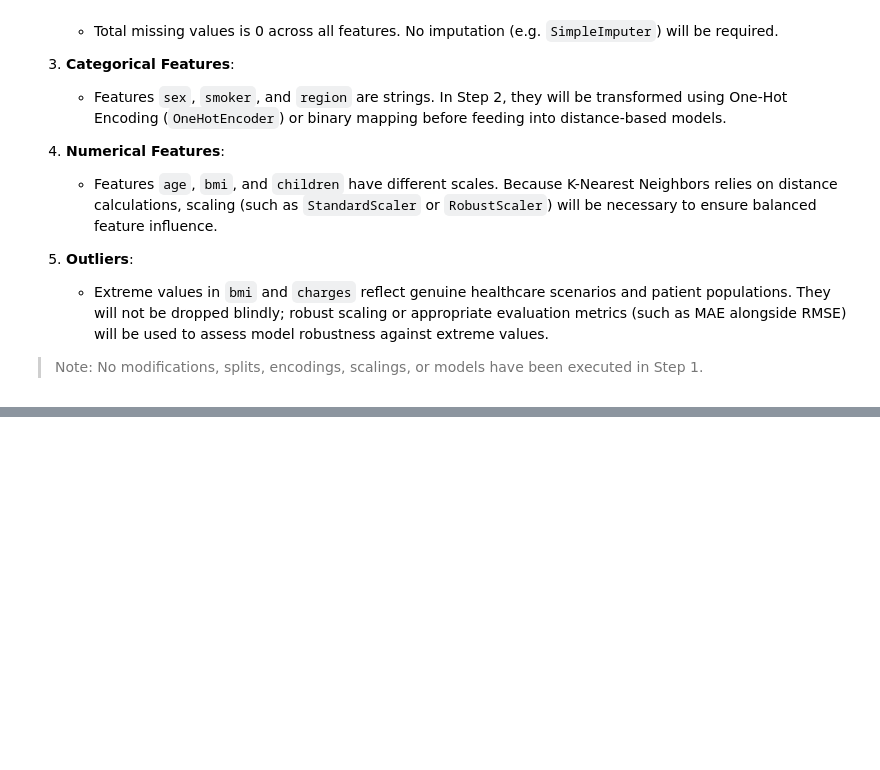
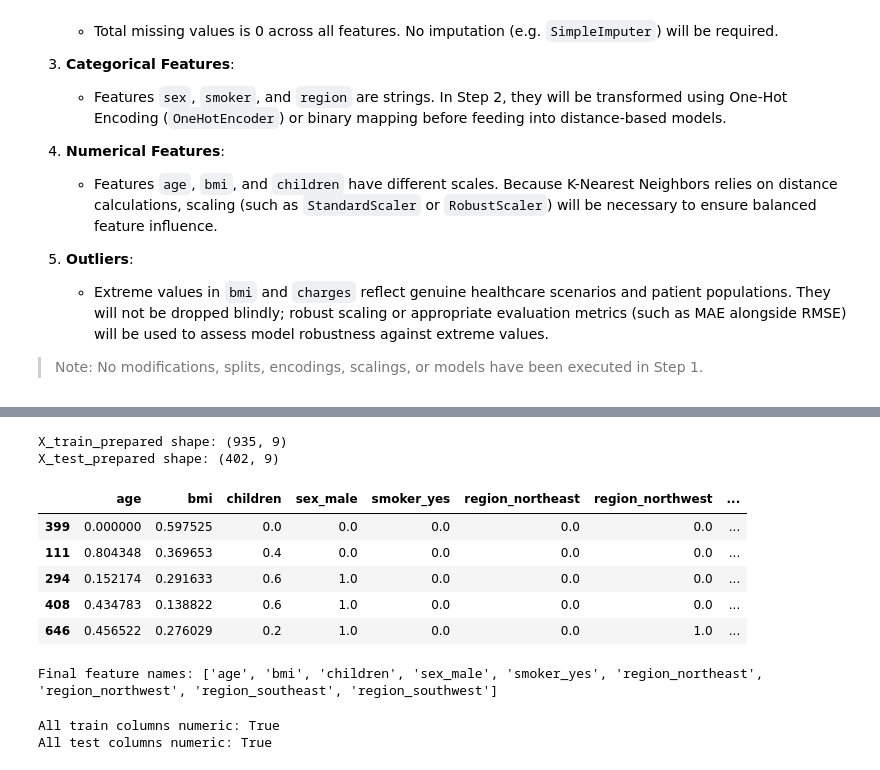
Before and after one commit to abed-dvp/insurance-model-performance-metrics, a Jupyter notebook: notebook.ipynb, the cells around one changed output, grey strips where cells are left out. Saved outputs shown, nothing was run; the diff lists cells and outputs as text; code cells hidden in the pictures; blank space fills up the shorter version.

Commit message:
Prepare insurance data for KNN regression

```diff
--- a/notebook.ipynb
+++ b/notebook.ipynb
@@ -348,0 +477,3 @@ Based on the raw data audit performed in Step 1, here is the synthesis of requir
+# %%
+encoded_cols = encoder.get_feature_names_out(["sex", "smoker", "region"])
+print("Encoded column names:", list(encoded_cols))
@@ -348,0 +521,10 @@ Based on the raw data audit performed in Step 1, here is the synthesis of requir
+# %%
+from sklearn.preprocessing import MinMaxScaler
+
+scaler = MinMaxScaler()
+
+scaler.fit(
+    X_train[
+        ["age", "bmi", "children"]
+    ]
+)
@@ -348,0 +533,16 @@ Based on the raw data audit performed in Step 1, here is the synthesis of requir
+# %%
+num_cols = ["age", "bmi", "children"]
+
+X_train_num = pd.DataFrame(
+    scaler.transform(X_train[num_cols]),
+    columns=num_cols,
+    index=X_train.index
+)
+
+X_test_num = pd.DataFrame(
+    scaler.transform(X_test[num_cols]),
+    columns=num_cols,
+    index=X_test.index
+)
+
+X_train_num.head()
@@ -348,0 +562,28 @@ Based on the raw data audit performed in Step 1, here is the synthesis of requir
+# %%
+X_train_prepared = pd.concat([X_train_num, X_train_cat], axis=1)
+X_test_prepared = pd.concat([X_test_num, X_test_cat], axis=1)
+
+print("X_train_prepared shape:", X_train_prepared.shape)
+print("X_test_prepared shape:", X_test_prepared.shape)
+# %% [output]
+X_train_prepared shape: (935, 9)
+X_test_prepared shape: (402, 9)
+# %%
+X_train_prepared.head()
+# %% [output]
+|  | age | bmi | children | sex_male | smoker_yes | region_northeast | region_northwest | ... |
+| 399 | 0.000000 | 0.597525 | 0.0 | 0.0 | 0.0 | 0.0 | 0.0 | ... |
+| 111 | 0.804348 | 0.369653 | 0.4 | 0.0 | 0.0 | 0.0 | 0.0 | ... |
+| 294 | 0.152174 | 0.291633 | 0.6 | 1.0 | 0.0 | 0.0 | 0.0 | ... |
+| 408 | 0.434783 | 0.138822 | 0.6 | 1.0 | 0.0 | 0.0 | 0.0 | ... |
+| 646 | 0.456522 | 0.276029 | 0.2 | 1.0 | 0.0 | 0.0 | 1.0 | ... |
+# %%
+print("Final feature names:", X_train_prepared.columns.tolist())
+# %% [output]
+Final feature names: ['age', 'bmi', 'children', 'sex_male', 'smoker_yes', 'region_northeast', 'region_northwest', 'region_southeast', 'region_southwest']
+# %%
+print("All train columns numeric:", bool((X_train_prepared.dtypes.apply(lambda d: pd.api.types.is_numeric_dtype(d))).all()))
+print("All test columns numeric:", bool((X_test_prepared.dtypes.apply(lambda d: pd.api.types.is_numeric_dtype(d))).all()))
+# %% [output]
+All train columns numeric: True
+All test columns numeric: True
```
Also changed, not shown: parts of 37 cells of this notebook, 1 other file.
